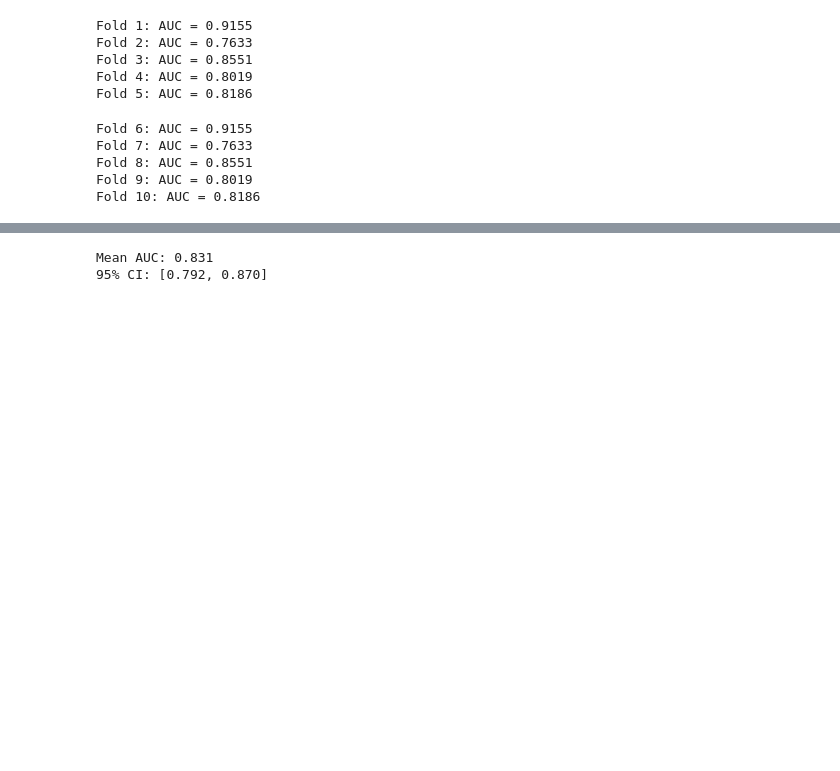
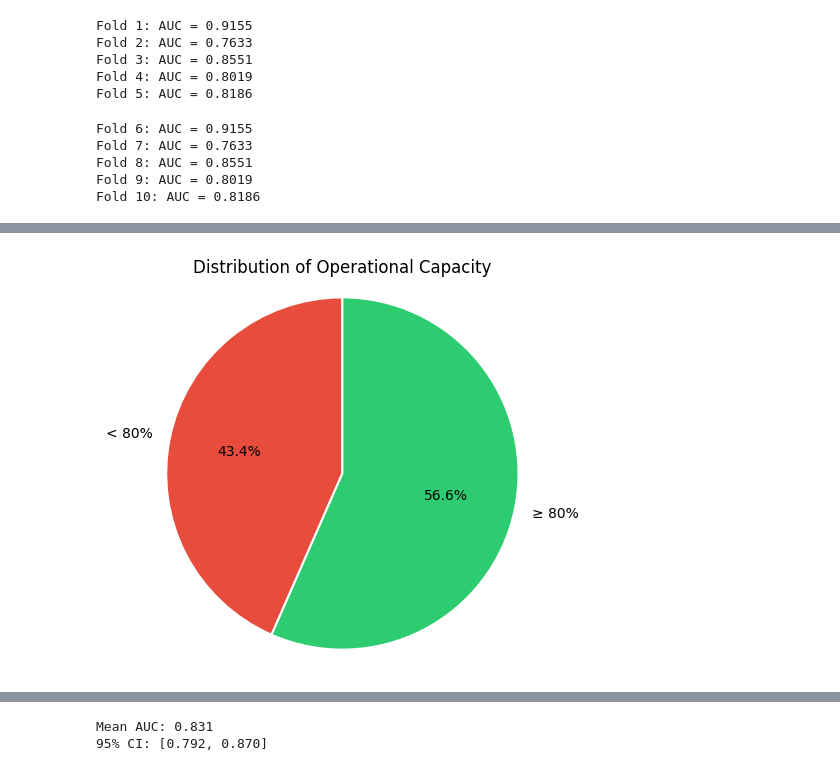
Before and after one commit to gilles-20/operational-capacity-app, a Jupyter notebook: tedjio_octavia.ipynb, the cells around one changed output, grey strips where cells are left out. Cells and saved outputs as stored; diff of their text form; code cells hidden in the pictures; blank space fills up the shorter version.

```diff
--- a/tedjio_octavia.ipynb
+++ b/tedjio_octavia.ipynb
@@ -371,0 +468,21 @@ Fold 10: AUC = 0.8186
+# %%
+import matplotlib.pyplot as plt
+
+counts = y.value_counts().sort_index()
+labels = ["< 80%", "≥ 80%"]
+colors = ["#e74c3c", "#2ecc71"]  # red = low, green = high
+
+plt.figure(figsize=(5,5))
+plt.pie(
+    counts,
+    labels=labels,
+    autopct="%1.1f%%",
+    startangle=90,
+    colors=colors,
+    wedgeprops={"edgecolor": "white", "linewidth": 1.5}
+)
+plt.title("Distribution of Operational Capacity", fontsize=12)
+plt.axis("equal")  # ensures perfect circle
+plt.show()
+# %% [output]
+[figure, added]
```
Also changed, not shown: parts of 21 cells of this notebook.
